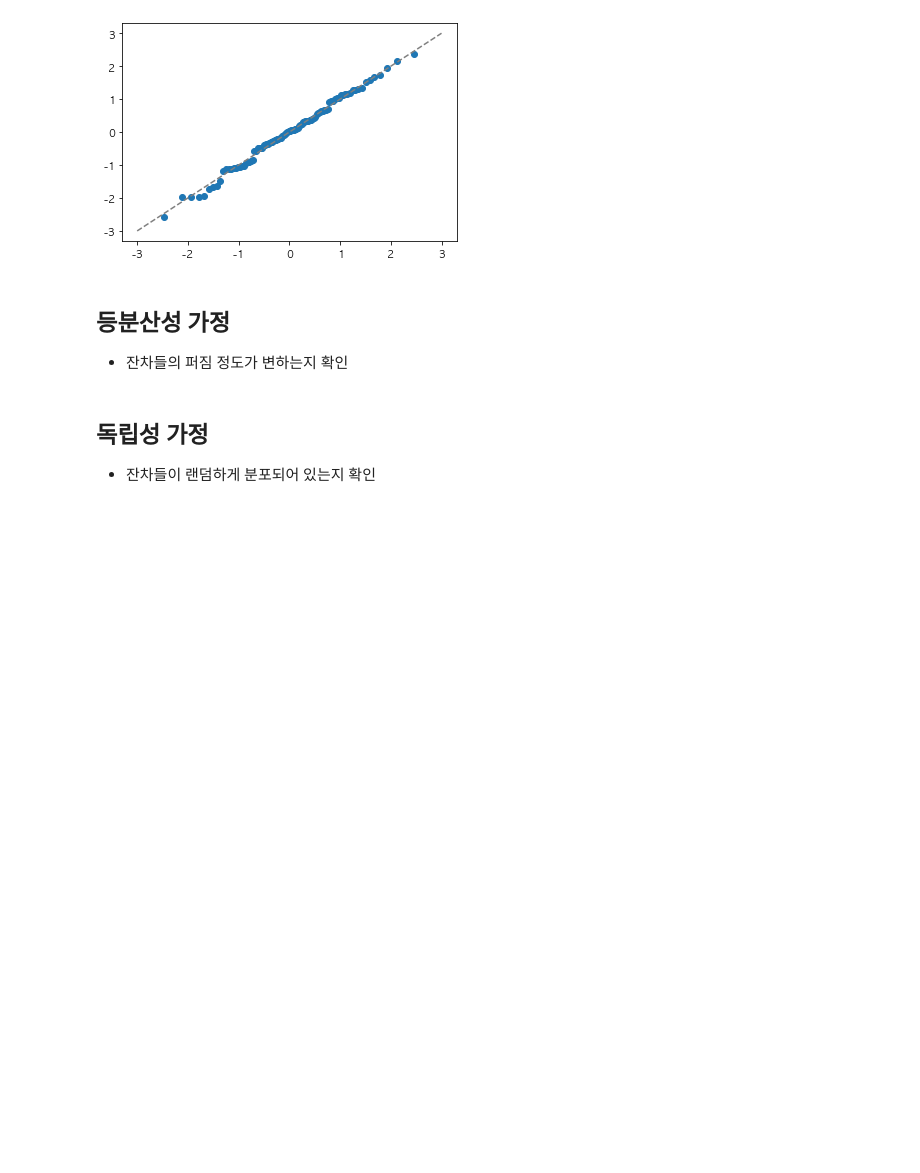
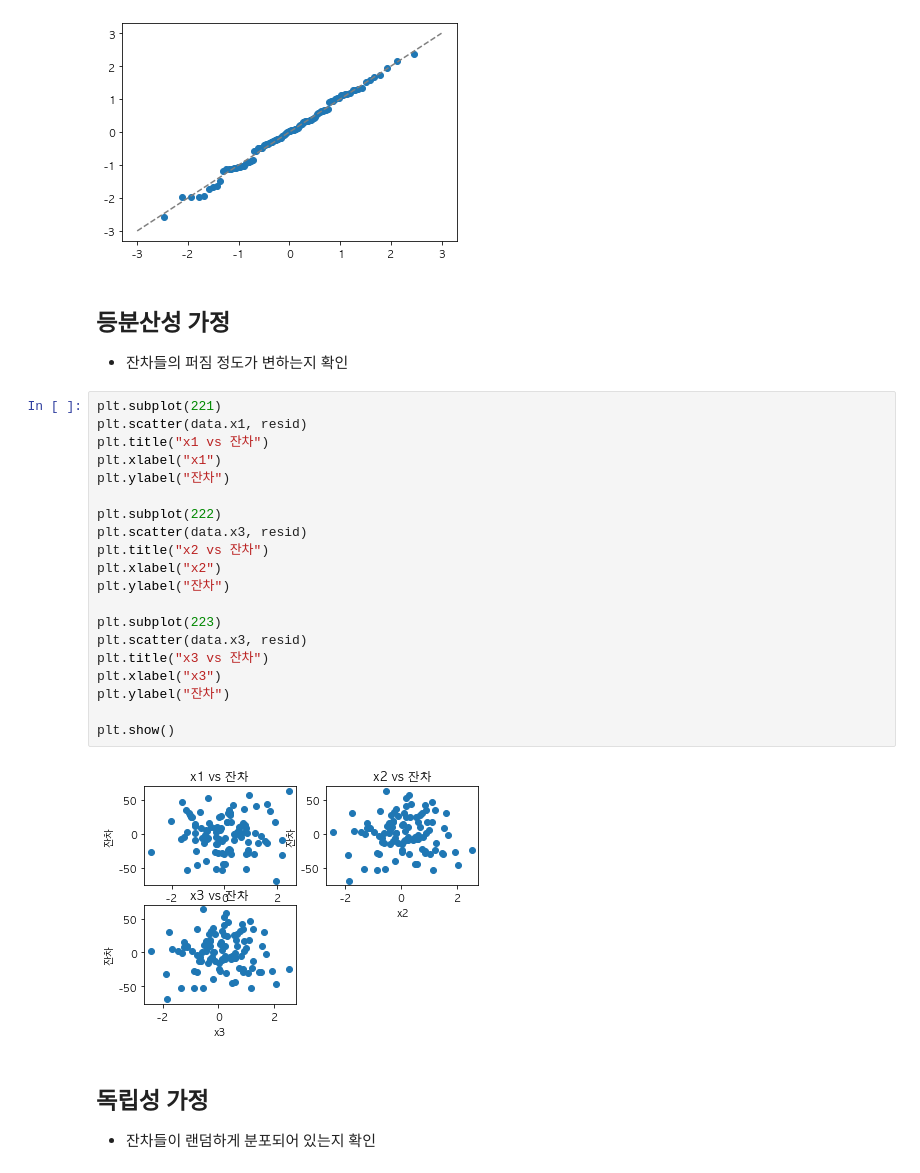
Before and after one commit to statKim/stats-summer-2021, a Jupyter notebook: Lecture_note/Day8/회귀분석_2.ipynb, the cells around one changed output. Cells and saved outputs as stored; diff of their text form; blank space fills up the shorter version.

```diff
--- a/Lecture_note/Day8/회귀분석_2.ipynb
+++ b/Lecture_note/Day8/회귀분석_2.ipynb
@@ -205,6 +206,28 @@ plt.show()
 # %% [markdown]
 ## 등분산성 가정
 - 잔차들의 퍼짐 정도가 변하는지 확인
+# %%
+plt.subplot(221)
+plt.scatter(data.x1, resid)
+plt.title("x1 vs 잔차")
+plt.xlabel("x1")
+plt.ylabel("잔차")
+
+plt.subplot(222)
+plt.scatter(data.x3, resid)
+plt.title("x2 vs 잔차")
+plt.xlabel("x2")
+plt.ylabel("잔차")
+
+plt.subplot(223)
+plt.scatter(data.x3, resid)
+plt.title("x3 vs 잔차")
+plt.xlabel("x3")
+plt.ylabel("잔차")
+
+plt.show()
+# %% [output]
+[figure, added]
 # %% [markdown]
 ## 독립성 가정
 - 잔차들이 랜덤하게 분포되어 있는지 확인
```
Also changed, not shown: parts of 14 cells of this notebook, 7 other files.
